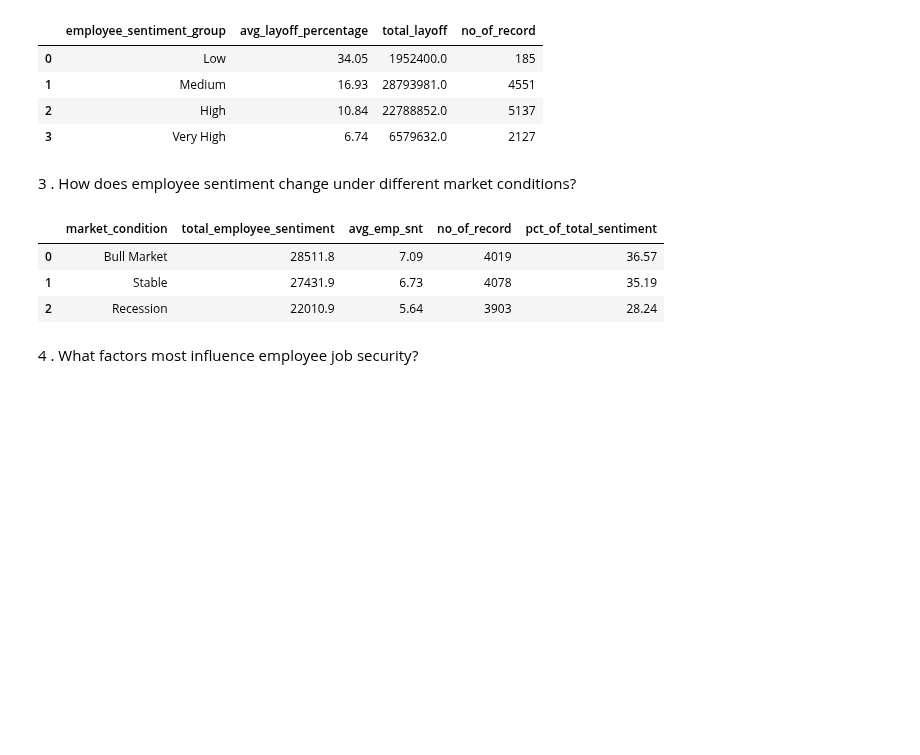
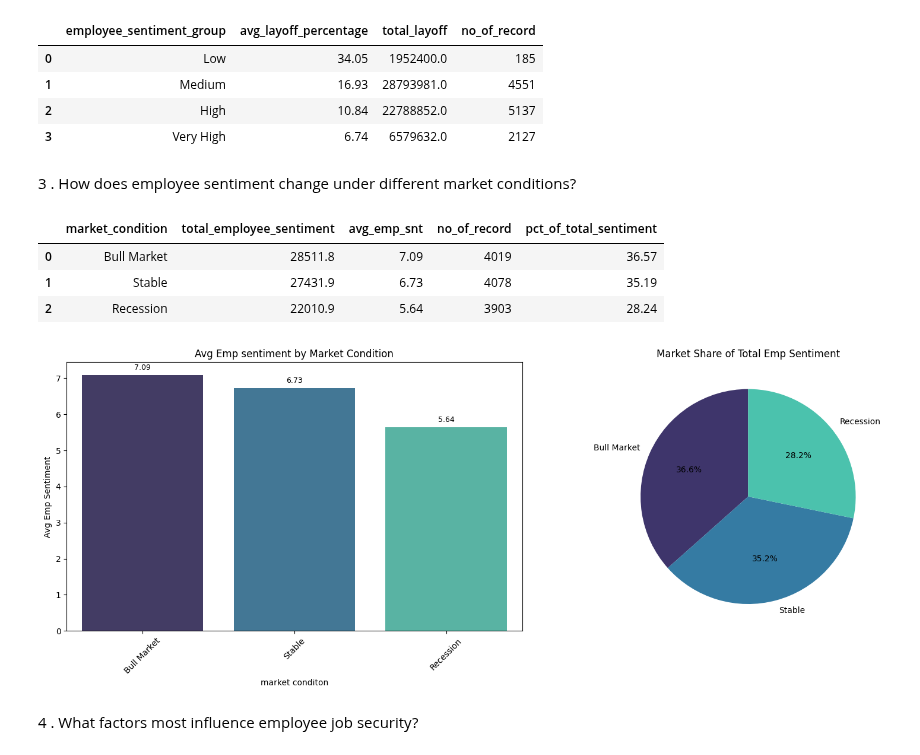
Before and after one commit to Ishasavani1402/Data-Analytics, a Jupyter notebook: tech_layoffs_hiring_trends/EDA.ipynb, the cells around one changed output. Saved outputs shown, nothing was run; the diff lists cells and outputs as text; code cells hidden in the pictures; blank space fills up the shorter version.

```diff
--- a/tech_layoffs_hiring_trends/EDA.ipynb
+++ b/tech_layoffs_hiring_trends/EDA.ipynb
@@ -1026,18 +1025,61 @@ pd.read_sql_query(text("""select CASE
 | 3 | Very High | 6.74 | 6579632.0 | 2127 |
 # %% [markdown]
 3 . How does employee sentiment change under different market conditions?
-# %%
-pd.read_sql_query(text("""select market_condition , sum(employee_sentiment) as total_employee_sentiment ,
-                       round(avg(employee_sentiment), 2) as avg_emp_snt ,
-                       count(*) as no_of_record ,  ROUND(SUM(employee_sentiment) * 100.0 / SUM(SUM(employee_sentiment)) OVER(), 2) AS pct_of_total_sentiment
-                       from clean_dataset
-                       group by market_condition
-                       order by avg_emp_snt desc """),engine)
-# %% [output]
-|  | market_condition | total_employee_sentiment | avg_emp_snt | no_of_record | pct_of_total_sentiment |
-| 0 | Bull Market | 28511.8 | 7.09 | 4019 | 36.57 |
-| 1 | Stable | 27431.9 | 6.73 | 4078 | 35.19 |
-| 2 | Recession | 22010.9 | 5.64 | 3903 | 28.24 |
+# %%
+market_condition =  pd.read_sql_query(text("""select market_condition , sum(employee_sentiment) as total_employee_sentiment ,
+                       round(avg(employee_sentiment), 2) as avg_emp_snt ,
+                       count(*) as no_of_record ,  ROUND(SUM(employee_sentiment) * 100.0 / SUM(SUM(employee_sentiment)) OVER(), 2) AS pct_of_total_sentiment
+                       from clean_dataset
+                       group by market_condition
+                       order by avg_emp_snt desc """),engine)
+display(market_condition)
+# Side-by-side charts
+fig, axes = plt.subplots(1, 2, figsize=(16, 6))
+
+# Bar chart: total layoffs by industry
+sns.barplot(
+    data=market_condition,
+    x="market_condition",
+    y="avg_emp_snt",
+    hue="market_condition",
+    palette="mako",
+    legend=False,
+    ax=axes[0]
+)
+
+axes[0].set_title("Avg Emp sentiment by Market Condition")
+axes[0].set_xlabel("market conditon")
+axes[0].set_ylabel("Avg Emp Sentiment")
+axes[0].tick_params(axis="x", rotation=45)
+
+for i, value in enumerate(market_condition["avg_emp_snt"]):
+    axes[0].text(
+        i,
+        value + 0.1,
+        f"{value:.2f}",
+        ha="center",
+        va="bottom",
+        fontsize=9
+    )
+# Pie chart: percentage share of layoffs
+axes[1].pie(
+    market_condition["pct_of_total_sentiment"],
+    labels=market_condition["market_condition"],
+    autopct="%1.1f%%",
+    startangle=90,
+    colors=sns.color_palette("mako", len(market_condition))
+)
+
+axes[1].set_title("Market Share of Total Emp Sentiment")
+
+plt.tight_layout()
+plt.show()
+# %% [output]
+|  | market_condition | total_employee_sentiment | avg_emp_snt | no_of_record | pct_of_total_sentiment |
+| 0 | Bull Market | 28511.8 | 7.09 | 4019 | 36.57 |
+| 1 | Stable | 27431.9 | 6.73 | 4078 | 35.19 |
+| 2 | Recession | 22010.9 | 5.64 | 3903 | 28.24 |
+[figure, added]
 # %% [markdown]
 4 . What factors most influence employee job security?
 # %%
```
Also changed, not shown: parts of 13 cells of this notebook.
